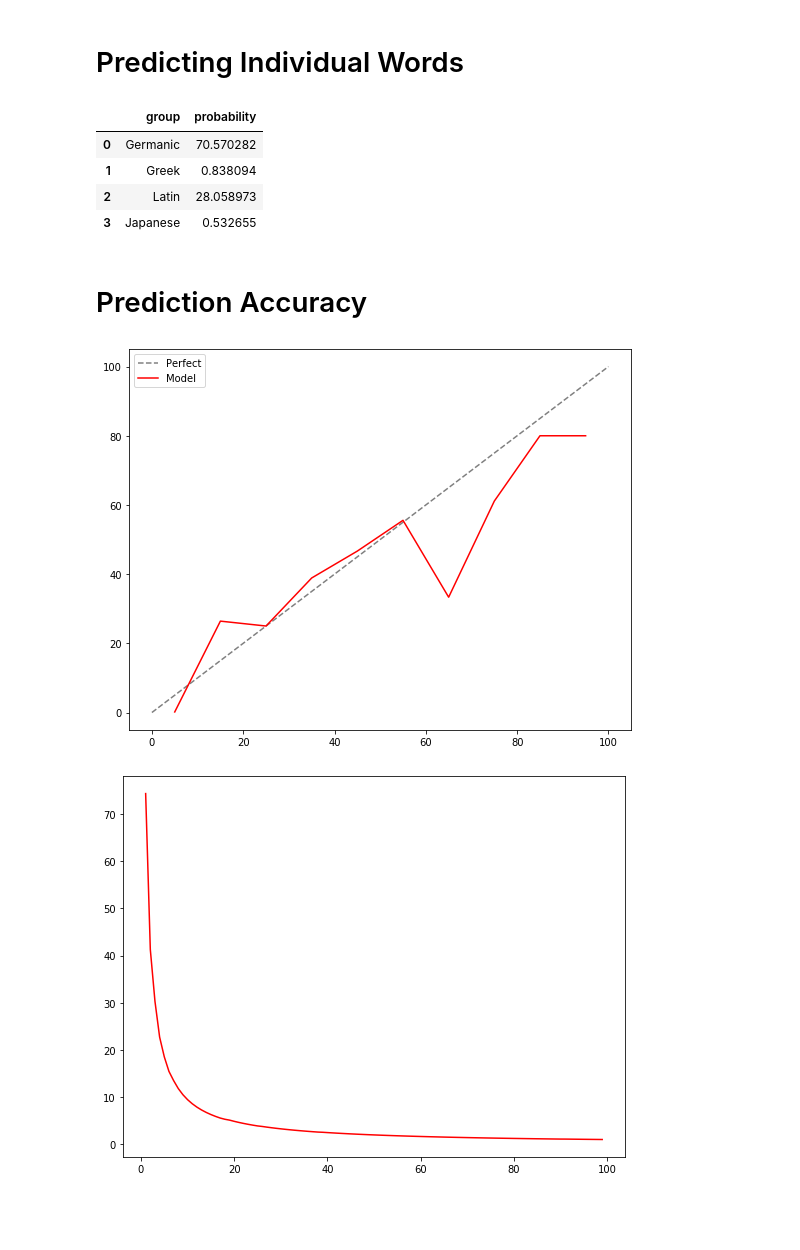
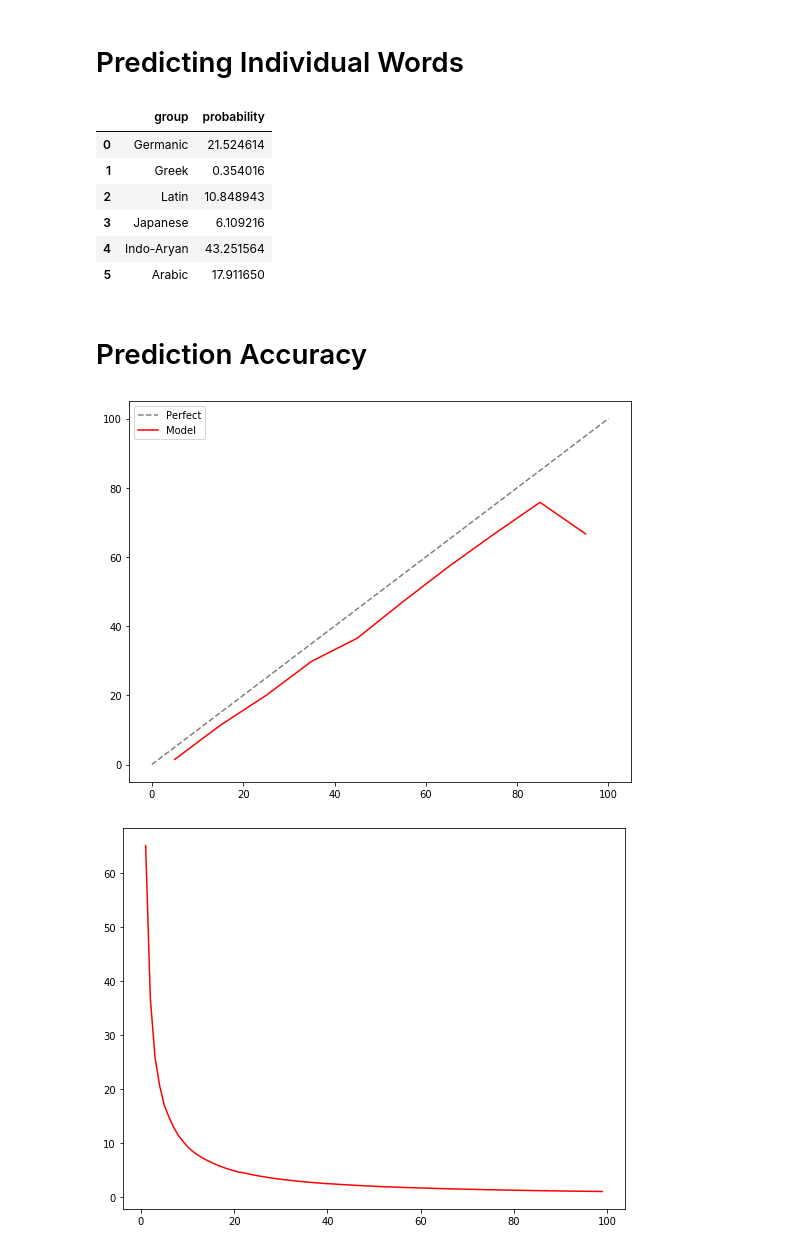
Before and after one commit to MarshallKrakauer/Etymology, a Jupyter notebook: KerasRNN.ipynb, the cells around one changed output. Saved outputs shown, nothing was run; the diff lists cells and outputs as text; code cells hidden in the pictures; blank space fills up the shorter version.

Commit message:
add arabic

```diff
--- a/KerasRNN.ipynb
+++ b/KerasRNN.ipynb
@@ -93,7 +93,7 @@ lan_df.loc[lan_df['full_name'].str.contains('Hebrew'), 'Group'] = 'Other'
 lan_df.loc[lan_df['full_name'] == 'Sanskrit', 'Group'] = 'Indo-Aryan'
 lan_df.loc[lan_df['full_name'] == 'Hindi', 'Group'] = 'Indo-Aryan'
 
-lan_df = lan_df[lan_df['Group'] != 'Arabic']
+#lan_df = lan_df[lan_df['Group'] != 'Arabic']
 lan_df = lan_df[lan_df['Group'] != 'Turkish']
 #lan_df = lan_df[lan_df['Group'] != 'Indo-Aryan']
 
@@ -104,7 +104,7 @@ lan_df = lan_df[lan_df['Group'] != 'Other']
 # %%
 lan_df.reset_index(inplace=True,drop=True)
 # %%
-group_dict = {'Germanic': 0, 'Greek': 1, 'Latin': 2, 'Japanese': 3,'Indo-Aryan': 4,}
+group_dict = {'Germanic': 0, 'Greek': 1, 'Latin': 2, 'Japanese': 3,'Indo-Aryan': 4, 'Arabic' : 5}
 # %%
 lan_df['group_int'] = lan_df['Group'].apply(lambda x: group_dict[x])
 # %%
@@ -183,10 +183,12 @@ def get_word_prediction(test_word, model):
 get_word_prediction('sjdfklasfa', embedding_model)
 # %% [output]
 |  | group | probability |
-| 0 | Germanic | 70.570282 |
-| 1 | Greek | 0.838094 |
-| 2 | Latin | 28.058973 |
-| 3 | Japanese | 0.532655 |
+| 0 | Germanic | 21.524614 |
+| 1 | Greek | 0.354016 |
+| 2 | Latin | 10.848943 |
+| 3 | Japanese | 6.109216 |
+| 4 | Indo-Aryan | 43.251564 |
+| 5 | Arabic | 17.911650 |
 # %% [markdown]
 # Prediction Accuracy
 # %%
@@ -198,6 +200,8 @@ def create_language_df(preds):
     greek_li = []
     latin_li = []
     jp_li = []
+    indo_li = []
+    arab_li = []
 
     for elem in preds:
         result_list.append(convert_prediction(elem))
@@ -205,13 +209,17 @@ def create_language_df(preds):
         greek_li.append(elem[1])
         latin_li.append(elem[2])
         jp_li.append(elem[3])
+        indo_li.append(elem[4])
+        arab_li.append(elem[5])
 
     result_df = pd.DataFrame(data={'y_actual': y_test,
         'y_pred': result_list,
         'prob_germanic' : germ_li,
         'prob_greek': greek_li,
         'prob_latin' : latin_li,
-        'prob_japanese' : jp_li})
+        'prob_japanese' : jp_li,
+        'prob_indo' : indo_li,
+         'prob_arabic' : arab_li})
 
     result_df['correct'] =  1.0 * (result_df['y_actual'] == result_df['y_pred'])
 
@@ -219,6 +227,8 @@ def create_language_df(preds):
     result_df['is_greek'] = 1 * (result_df['y_actual'] == 1)
     result_df['is_latin'] = 1 * (result_df['y_actual'] == 2)
     result_df['is_japanese'] = 1 * (result_df['y_actual'] == 3)
+    result_df['is_indo'] = 1 * (result_df['y_actual'] == 4)
+    result_df['is_arabic'] = 1 * (result_df['y_actual'] == 5)
 
     return result_df
 # %%
@@ -279,10 +289,10 @@ class LiftGraphMaker:
 # %%
 graph_maker = LiftGraphMaker(result_df)
 # %%
-graph_maker.plot_calibration('japanese')
+graph_maker.plot_calibration('greek')
 # %% [output]
-[figure, old version]
+[figure, new version]
 # %%
 graph_maker.plot_lift('japanese', ratio=True)
 # %% [output]
-[figure, old version]
+[figure, new version]
```
Also changed, not shown: parts of 1 cell of this notebook.
